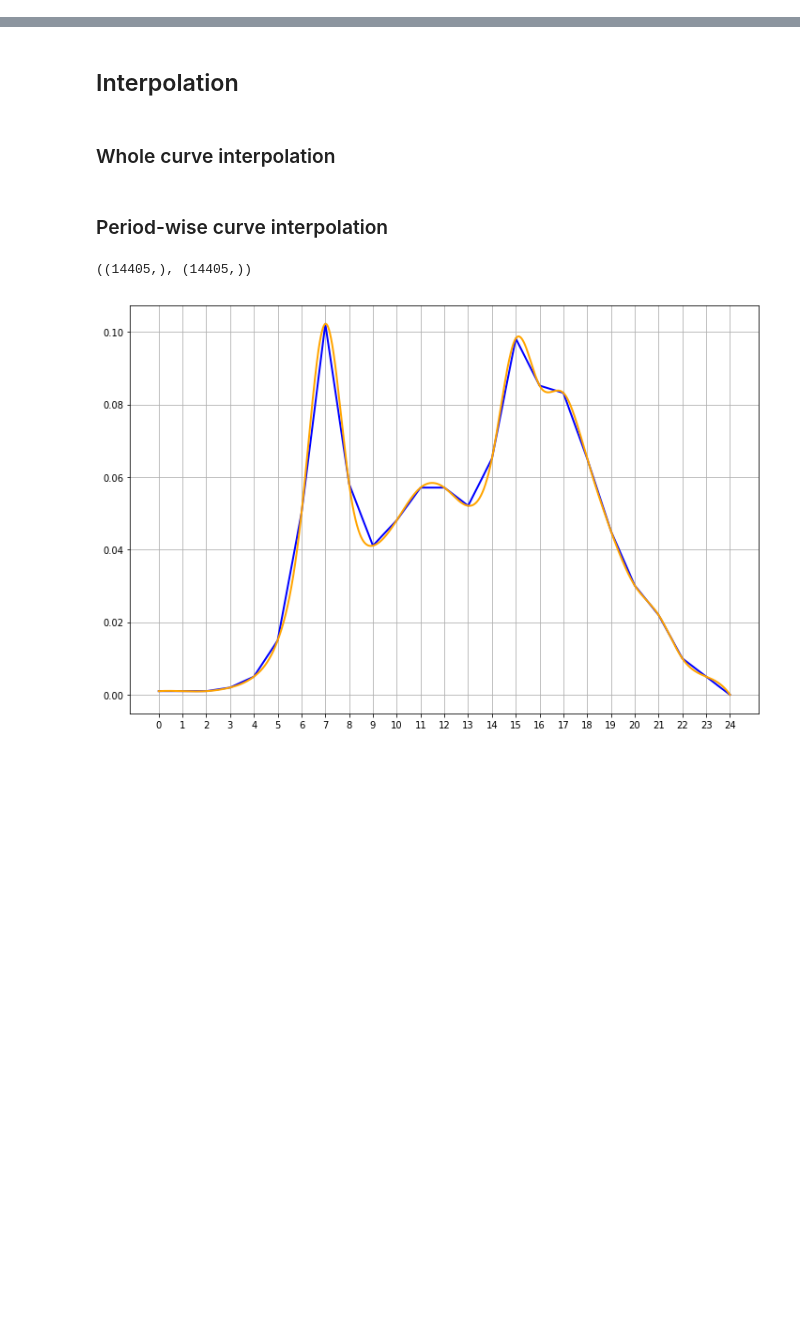
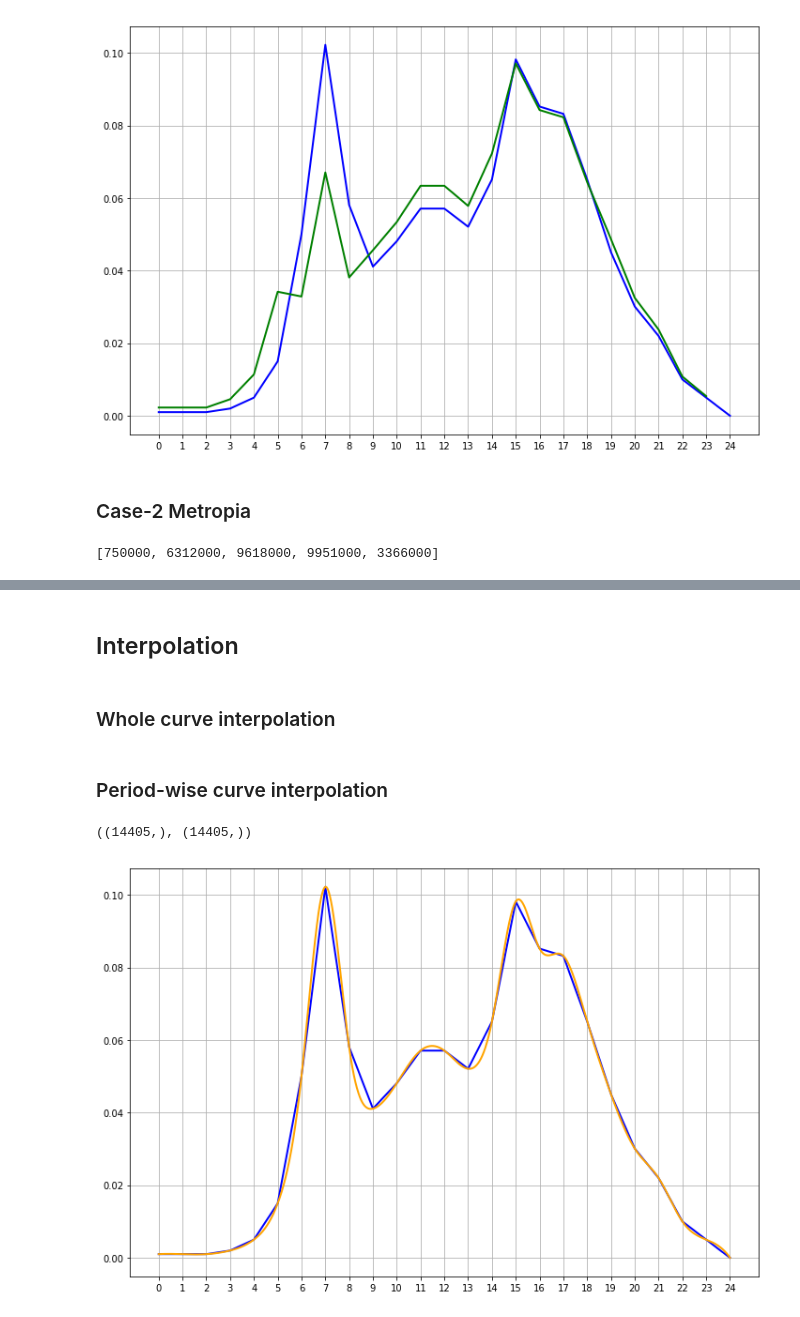
Before and after one commit to xys234/Work, a Jupyter notebook: notebooks/2019_05_09_SWIFT_Diurnal_Simulation.ipynb, the cells around one changed output, grey strips where cells are left out. Drawn from its saved outputs; the diff is of its cells as text; code cells hidden in the pictures; blank space fills up the shorter version.

```diff
--- a/notebooks/2019_05_09_SWIFT_Diurnal_Simulation.ipynb
+++ b/notebooks/2019_05_09_SWIFT_Diurnal_Simulation.ipynb
@@ -19,0 +110,28 @@ array([ 0,  1,  2,  3,  4,  5,  6,  7,  8,  9, 10, 11, 12, 13, 14, 15, 16,
+# %%
+hourly_trips = []
+for trip, period in zip(trips, PERIODS_5):
+    h, pr = calculate_hourly_probs(hours, share_hours, period[0], normalize=True)
+    t = [trip*p for p in pr]
+    hourly_trips.extend(t)
+# %%
+hourly_trips = [t/sum(hourly_trips) for t in hourly_trips]
+# hourly_trips = [trip*p for p in pr]
+# %%
+fig, ax = plt.subplots(figsize=(12,8))
+ax.plot(hours, share_hours, color='blue', linewidth=2, label='Input')
+ax.plot(hours[:-1], hourly_trips, color='green', linewidth=2, label='Output')
+ax.set_xticks(hours)
+ax.set_xticklabels(hours)
+ax.grid(True)
+# %% [output]
+[figure, added]
+# %% [markdown]
+### Case-2 Metropia
+# %%
+# totals_periods_5_case2 = np.array([0.056962, 0.138051, 0.35587 , 0.327969, 0.121148])
+totals_periods_5_case2 = np.array([0.025 , 0.2104, 0.3206, 0.3317, 0.1122])
+# totals_periods_5_case2 = np.array([0.03420431, 0.16719634, 0.34769134, 0.31725343, 0.13365458])
+trips = [int(SAMPLE_SIZE*p) for p in totals_periods_5_case2]
+trips
+# %% [output]
+[750000, 6312000, 9618000, 9951000, 3366000]
```
Also changed, not shown: parts of 21 cells of this notebook, 4 other files.
